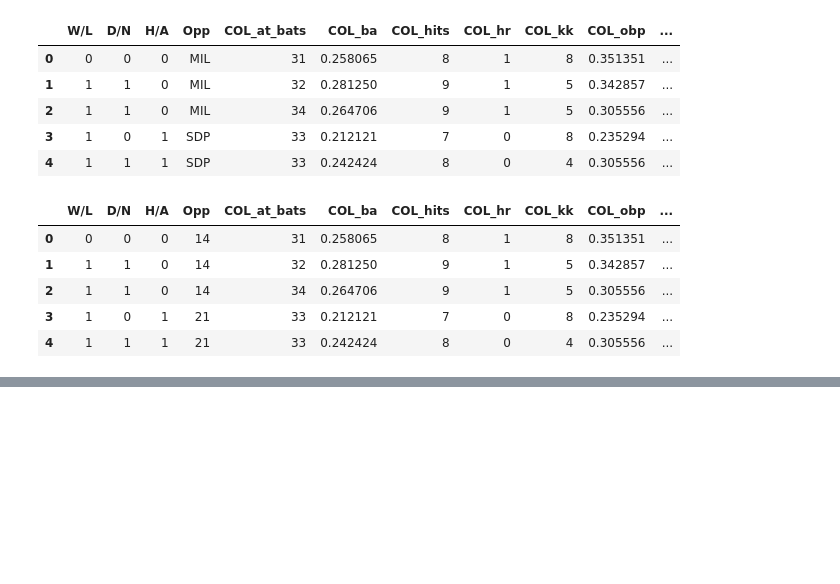
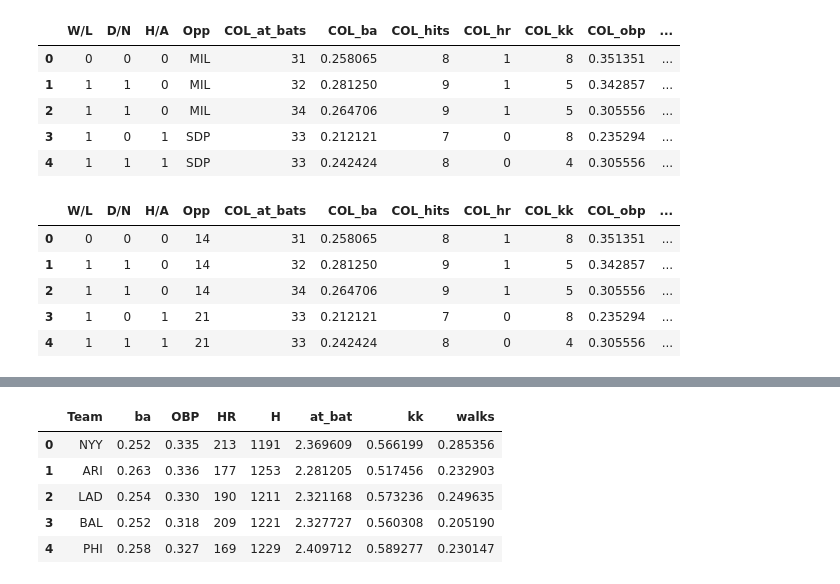
Before and after one commit to cassydm/rockies_moneyball_part-deux, a Jupyter notebook: Project 2/Cassy_ML.ipynb, the cells around one changed output, grey strips where cells are left out. Drawn from its saved outputs; the diff is of its cells as text; code cells hidden in the pictures; blank space fills up the shorter version.

Commit message:
updating cass'ys models

```diff
--- a/Project 2/Cassy_ML.ipynb
+++ b/Project 2/Cassy_ML.ipynb
@@ -155,0 +263,5 @@ X_train, X_test, y_train, y_test = train_test_split(X, y,random_state=69)
+# %%
+#Setting up a new smaller df for the averages
+avg_df=team_stats[["Team","AVG","OBP","HR","H"]]
+avg_df=avg_df.rename(columns={"AVG":"ba"})
+avg_df.head()
@@ -155,0 +275,14 @@ X_train, X_test, y_train, y_test = train_test_split(X, y,random_state=69)
+# %%
+#Converting everything to averages so that the log reg model will be more applicable
+avg_df['at_bat'] = team_stats['AB'] / team_stats['G']
+avg_df['kk']=team_stats['SO']/team_stats['G']
+avg_df['walks'] = team_stats['BB'] / team_stats['G']
+
+avg_df.head()
+# %% [output]
+|  | Team | ba | OBP | HR | H | at_bat | kk | walks |
+| 0 | NYY | 0.252 | 0.335 | 213 | 1191 | 2.369609 | 0.566199 | 0.285356 |
+| 1 | ARI | 0.263 | 0.336 | 177 | 1253 | 2.281205 | 0.517456 | 0.232903 |
+| 2 | LAD | 0.254 | 0.330 | 190 | 1211 | 2.321168 | 0.573236 | 0.249635 |
+| 3 | BAL | 0.252 | 0.318 | 209 | 1221 | 2.327727 | 0.560308 | 0.205190 |
+| 4 | PHI | 0.258 | 0.327 | 169 | 1229 | 2.409712 | 0.589277 | 0.230147 |
```
Also changed, not shown: parts of 29 cells of this notebook.
